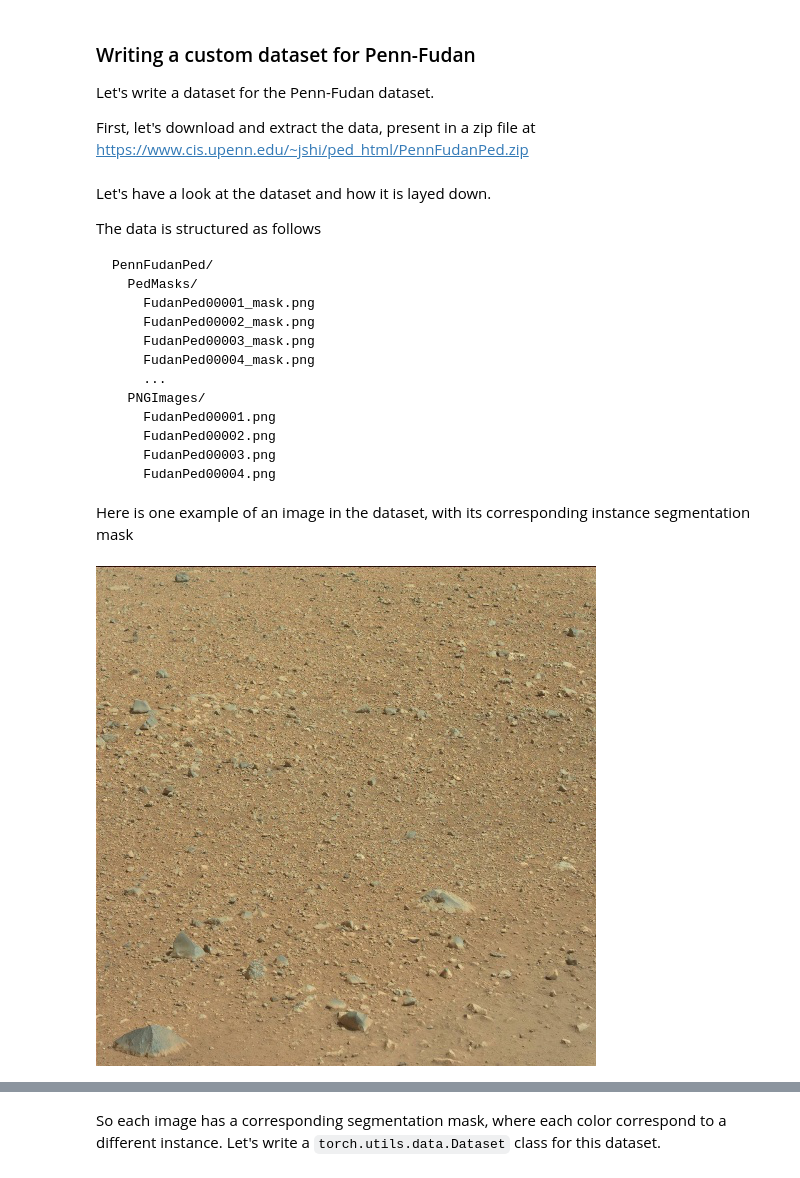
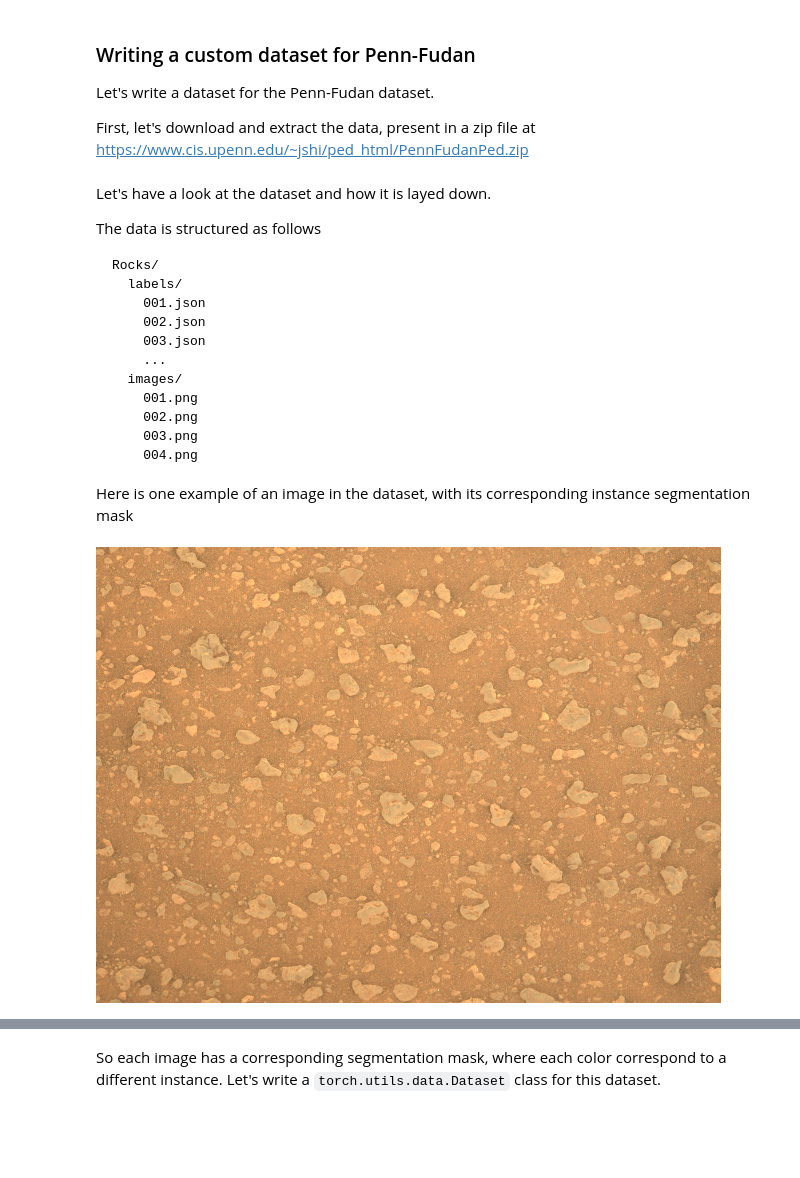
Before and after one commit to strongs20/rocks_mrcnn, a Jupyter notebook: mrcnn_finetuning.ipynb, the cells around one changed output, grey strips where cells are left out. Drawn from its saved outputs; the diff is of its cells as text; code cells hidden in the pictures; blank space fills up the shorter version.

````diff
--- a/mrcnn_finetuning.ipynb
+++ b/mrcnn_finetuning.ipynb
@@ -67,28 +67,27 @@ Let's have a look at the dataset and how it is layed down.
 
 The data is structured as follows
 ```
-PennFudanPed/
-  PedMasks/
-    FudanPed00001_mask.png
-    FudanPed00002_mask.png
-    FudanPed00003_mask.png
-    FudanPed00004_mask.png
+Rocks/
+  labels/
+    001.json
+    002.json
+    003.json
     ...
-  PNGImages/
-    FudanPed00001.png
-    FudanPed00002.png
-    FudanPed00003.png
-    FudanPed00004.png
+  images/
+    001.png
+    002.png
+    003.png
+    004.png
 ```
 
 Here is one example of an image in the dataset, with its corresponding instance segmentation mask
 # %%
 from PIL import Image
 img_num = "013"
-dataset_path = '../m_rocks_dataset/'
+dataset_path = '../m_rocks_dataset_precise/'
 Image.open(f'{dataset_path}images/{img_num}.png')
 # %% [output]
-[figure, old version]
+[figure, new version]
 # %%
 import json
 import matplotlib.pyplot as plt
````
Also changed, not shown: parts of 14 cells of this notebook, 5 other files.
